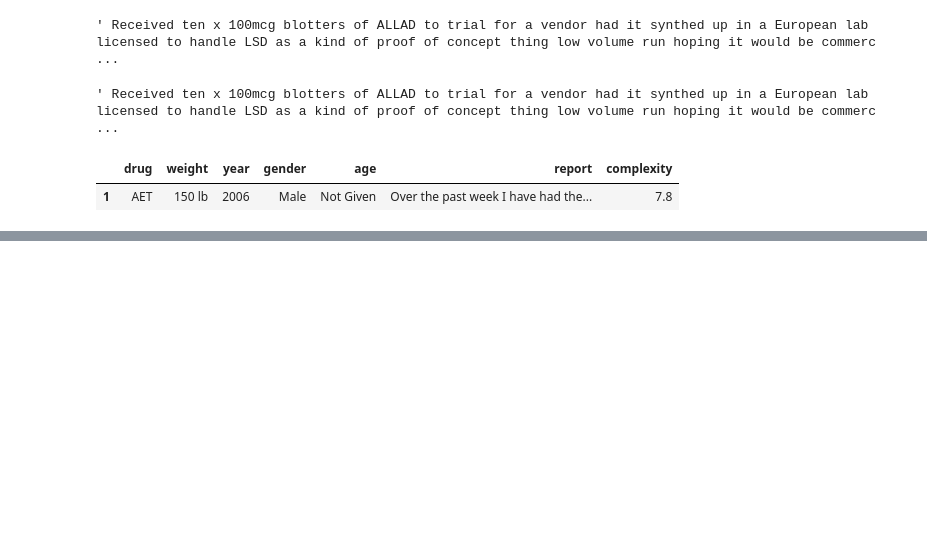
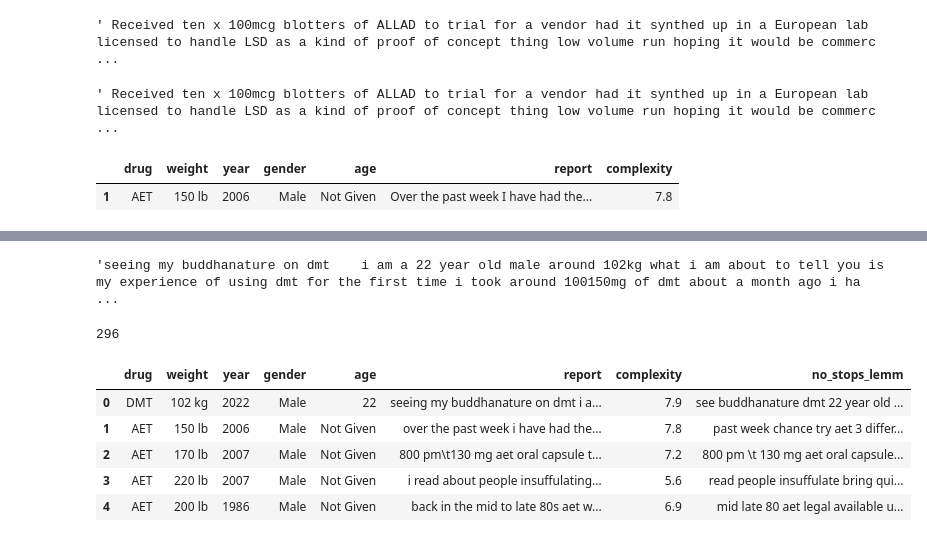
Before and after one commit to fractaldatalearning/psychedelic_efficacy, a Jupyter notebook: notebooks/9-kl-reports-clean-engineer.ipynb, the cells around one changed output, grey strips where cells are left out. Saved outputs shown, nothing was run; the diff lists cells and outputs as text; code cells hidden in the pictures; blank space fills up the shorter version.

```diff
--- a/notebooks/9-kl-reports-clean-engineer.ipynb
+++ b/notebooks/9-kl-reports-clean-engineer.ipynb
@@ -472,9 +437,0 @@ misspelled
-# %%
-# Correct all spelling and check to see what happened with the first report.
-df['spell_corr'] = [str(TextBlob(text).correct()) for text in df['report']]
-
-spell = SpellChecker()
-misspelled = spell.unknown(df.report[0].split(' '))
-misspelled
-
-Audio(sound_file, autoplay=True)
@@ -493,8 +437,0 @@ len(nlp.Defaults.stop_words)
-# %%
-# 296 is the number of stopwords I removed previously. Do the lemmatizing & stopword removal.
-df['no_stops_lemm'] = df.spell_corr.apply(lambda text: " ".join(token.lemma_ for token in
-                                                            nlp(text) if not token.is_stop))
-
-df.head()
-
-Audio(sound_file, autoplay=True)
@@ -503,3 +437,0 @@ Audio(sound_file, autoplay=True)
-# %%
-df['no_stop_cap_lemm'] = df.no_stops_lemm.str.lower()
-df[['no_stops_lemm', 'no_stop_cap_lemm']].head()
@@ -507,0 +498,31 @@ That took a while, but it's all the manipulation I'm going to do before getting
+# %%
+# Before lemmatizing, make everything lowercase
+df['report'] = df.report.str.lower()
+df.report[0]
+# %% [output]
+'seeing my buddhanature on dmt    i am a 22 year old male around 102kg what i am about to tell you is my experience of using dmt for the first time i took around 100150mg of dmt about a month ago i ha ...
+# %%
+# Change spacy's default stopwords; remove words obviously related to negation, degree, etc.
+nlp = spacy.load('en_core_web_sm')
+stopwords = spacy.lang.en.stop_words.STOP_WORDS
+nlp.Defaults.stop_words -= {'against', 'all', 'alone', 'always', 'any', 'anyone', 'anything',
+                            'cannot', 'each', 'empty', 'ever', 'every', 'everyone',
+                            'everything', 'few', 'first', 'least', 'less', 'many', 'most',
+                            'mostly', 'much', 'never', 'no', 'not', 'nothing', 'nowhere',
+                            'not', 'really', 'serious', 'whatever'}
+len(nlp.Defaults.stop_words)
+# %% [output]
+296
+# %%
+# 296 is the number of stopwords I removed previously. Do the lemmatizing & stopword removal.
+df['no_stops_lemm'] = df.report.apply(lambda text: " ".join(token.lemma_ for token in
+                                                            nlp(text) if not token.is_stop))
+
+df.head()
+# %% [output]
+|  | drug | weight | year | gender | age | report | complexity | no_stops_lemm |
+| 0 | DMT | 102 kg | 2022 | Male | 22 | seeing my buddhanature on dmt i a... | 7.9 | see buddhanature dmt 22 year old ... |
+| 1 | AET | 150 lb | 2006 | Male | Not Given | over the past week i have had the... | 7.8 | past week chance try aet 3 differ... |
+| 2 | AET | 170 lb | 2007 | Male | Not Given | 800 pm\t130 mg aet oral capsule t... | 7.2 | 800 pm \t 130 mg aet oral capsule... |
+| 3 | AET | 220 lb | 2007 | Male | Not Given | i read about people insuffulating... | 5.6 | read people insuffulate bring qui... |
+| 4 | AET | 200 lb | 1986 | Male | Not Given | back in the mid to late 80s aet w... | 6.9 | mid late 80 aet legal available u... |
```
Also changed, not shown: parts of 17 cells of this notebook, 4 other files.
